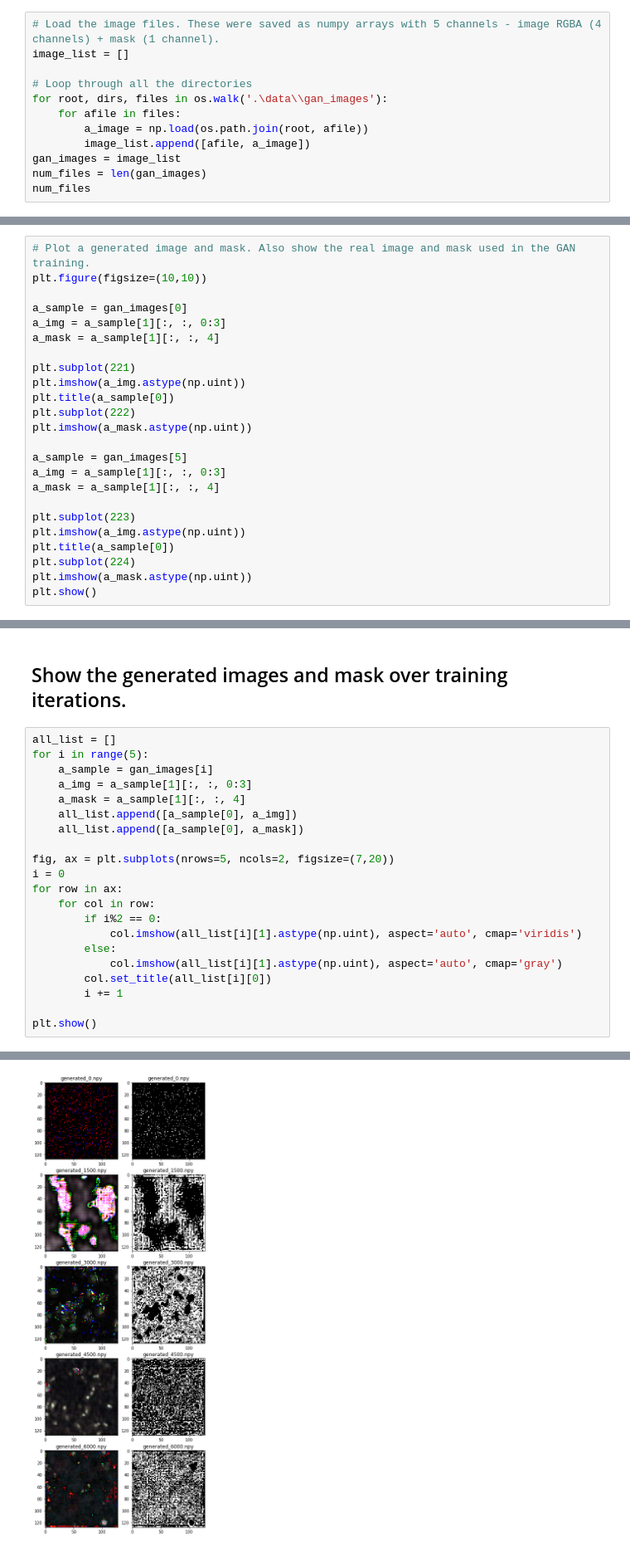
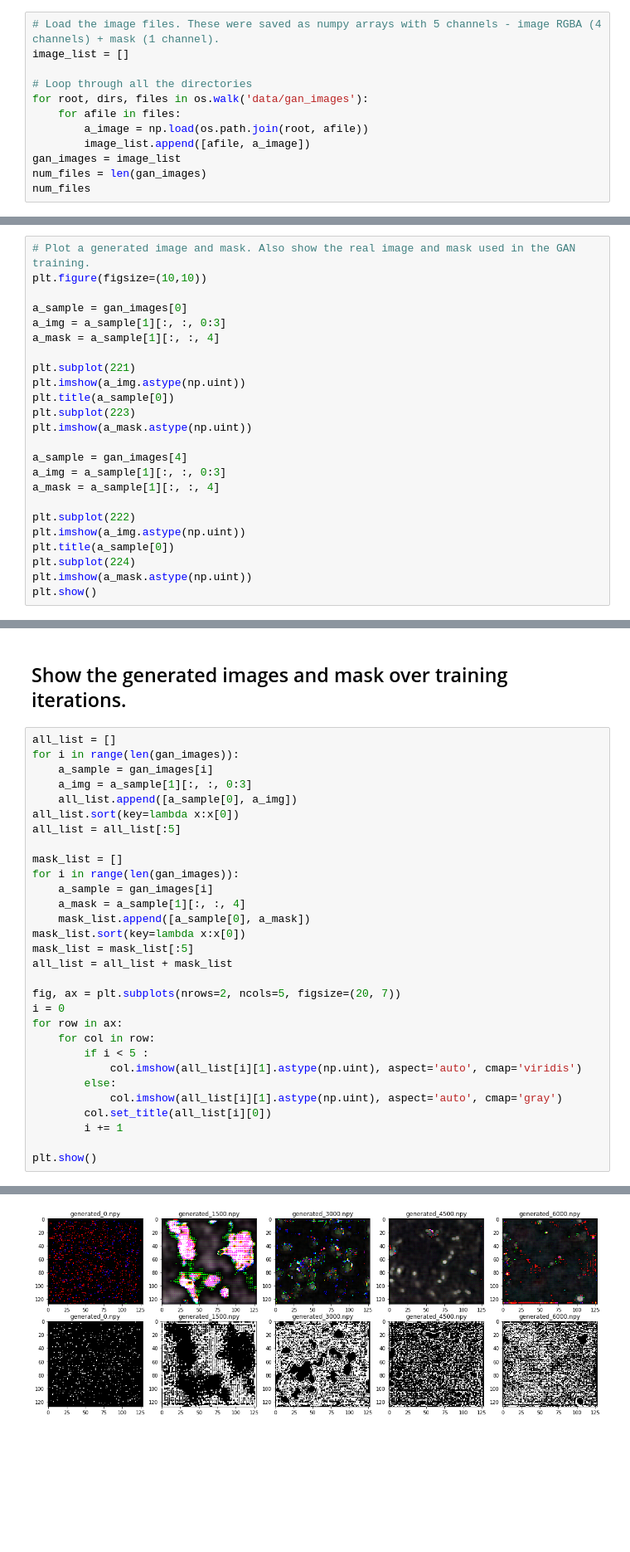
Before and after one commit to tkokkeng/KE5108-Image-Augmentation-using-GAN, a Jupyter notebook: ImageAugment4.results.ipynb, the cells around one changed output, grey strips where cells are left out. Shown at 83% size. Saved outputs shown, nothing was run; the diff lists cells and outputs as text; blank space fills up the shorter version.

```diff
--- a/ImageAugment4.results.ipynb
+++ b/ImageAugment4.results.ipynb
@@ -18,7 +18,7 @@ import matplotlib.image as mpimg
 image_list = []
 
 # Loop through all the directories
-for root, dirs, files in os.walk('.\data\\gan_images'):
+for root, dirs, files in os.walk('data/gan_images'):
     for afile in files:
         a_image = np.load(os.path.join(root, afile))
         image_list.append([afile, a_image])
@@ -40,14 +40,14 @@ a_mask = a_sample[1][:, :, 4]
 plt.subplot(221)
 plt.imshow(a_img.astype(np.uint))
 plt.title(a_sample[0])
-plt.subplot(222)
+plt.subplot(223)
 plt.imshow(a_mask.astype(np.uint))
 
-a_sample = gan_images[5]
+a_sample = gan_images[4]
 a_img = a_sample[1][:, :, 0:3]
 a_mask = a_sample[1][:, :, 4]
 
-plt.subplot(223)
+plt.subplot(222)
 plt.imshow(a_img.astype(np.uint))
 plt.title(a_sample[0])
 plt.subplot(224)
@@ -60,29 +60,38 @@ Clipping input data to the valid range for imshow with RGB data ([0..1] for floa
 ## Show the generated images and mask over training iterations.
 # %%
 all_list = []
-for i in range(5):
+for i in range(len(gan_images)):
     a_sample = gan_images[i]
     a_img = a_sample[1][:, :, 0:3]
+    all_list.append([a_sample[0], a_img])
+all_list.sort(key=lambda x:x[0])
+all_list = all_list[:5]
+
+mask_list = []
+for i in range(len(gan_images)):
+    a_sample = gan_images[i]
     a_mask = a_sample[1][:, :, 4]
-    all_list.append([a_sample[0], a_img])
-    all_list.append([a_sample[0], a_mask])
+    mask_list.append([a_sample[0], a_mask])
+mask_list.sort(key=lambda x:x[0])
+mask_list = mask_list[:5]
+all_list = all_list + mask_list
 
-fig, ax = plt.subplots(nrows=5, ncols=2, figsize=(7,20))
+fig, ax = plt.subplots(nrows=2, ncols=5, figsize=(20, 7))
 i = 0
 for row in ax:
     for col in row:
-        if i%2 == 0:
+        if i < 5 :
             col.imshow(all_list[i][1].astype(np.uint), aspect='auto', cmap='viridis')
         else:
             col.imshow(all_list[i][1].astype(np.uint), aspect='auto', cmap='gray')
         col.set_title(all_list[i][0])
         i += 1
 
 plt.show()
 # %% [output]
 Clipping input data to the valid range for imshow with RGB data ([0..1] for floats or [0..255] for integers).
 Clipping input data to the valid range for imshow with RGB data ([0..1] for floats or [0..255] for integers).
 Clipping input data to the valid range for imshow with RGB data ([0..1] for floats or [0..255] for integers).
 Clipping input data to the valid range for imshow with RGB data ([0..1] for floats or [0..255] for integers).
 Clipping input data to the valid range for imshow with RGB data ([0..1] for floats or [0..255] for integers).
-[figure, old version]
+[figure, new version]
```
Also changed, not shown: parts of 1 cell of this notebook.
